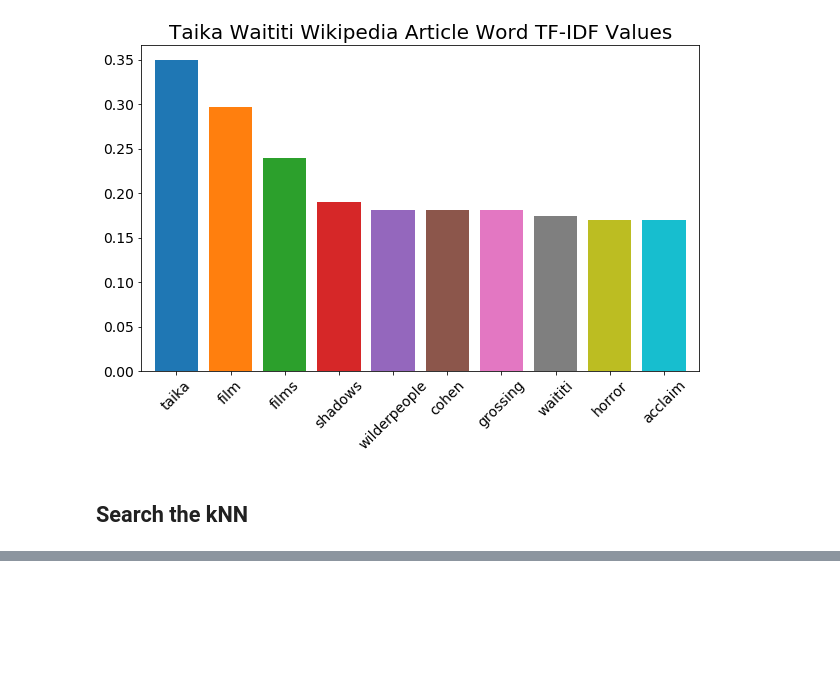
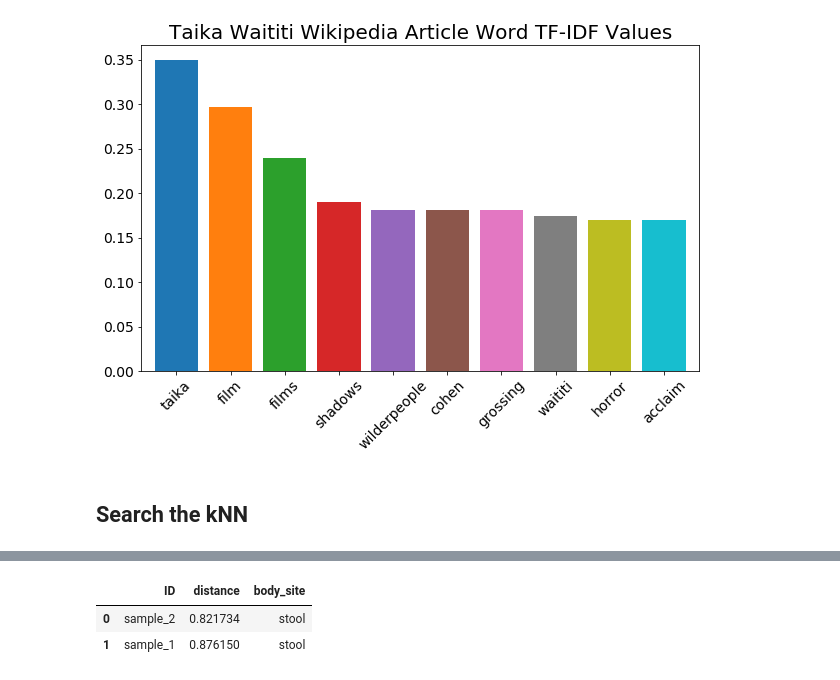
Before and after one commit to ua-dsf/ML_sprint, a Jupyter notebook: sprint3_retrieval/sprint3_demo.ipynb, the cells around one changed output, grey strips where cells are left out. Cells and saved outputs as stored; diff of their text form; code cells hidden in the pictures; blank space fills up the shorter version.

```diff
--- a/sprint3_retrieval/sprint3_demo.ipynb
+++ b/sprint3_retrieval/sprint3_demo.ipynb
@@ -183,0 +180,8 @@ dict_keys(['cityblock', 'cosine', 'euclidean', 'l2', 'l1', 'manhattan', 'precomp
+# %%
+# import the Bray-curtis distance matrix and metagenome description
+
+bc_25bp=pd.read_csv('bc_25.csv', header=None)
+
+samples=pd.read_csv('metagenomes_description.csv', index_col='ID')['body_site']
+
+samples
@@ -183,0 +197,15 @@ dict_keys(['cityblock', 'cosine', 'euclidean', 'l2', 'l1', 'manhattan', 'precomp
+# %%
+nbrs = NearestNeighbors(n_neighbors=2, metric='precomputed').fit(bc_25bp)
+distances, indices = nbrs.kneighbors()
+
+def get_closest_neighs(ID):
+    row = samples.index.get_loc(ID)
+    result = pd.DataFrame({'ID':samples.iloc[indices[row],].reset_index()['ID'], 'distance':distances[row].flatten(),
+                          'body_site': samples.iloc[indices[row],].reset_index()['body_site']})
+    return result
+# %%
+get_closest_neighs('sample_6')
+# %% [output]
+|  | ID | distance | body_site |
+| 0 | sample_2 | 0.821734 | stool |
+| 1 | sample_1 | 0.876150 | stool |
```
Also changed, not shown: parts of 7 cells of this notebook, 10 other files.
